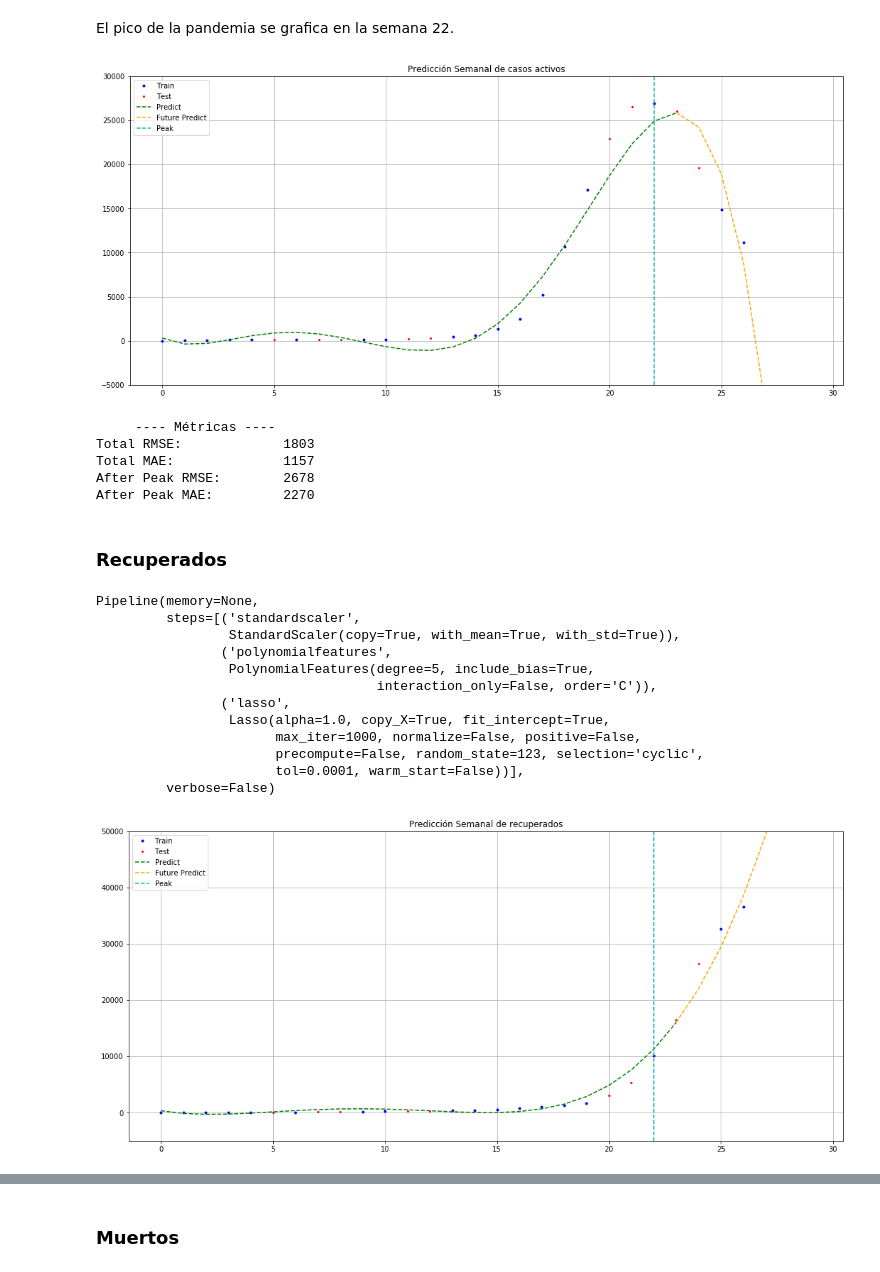
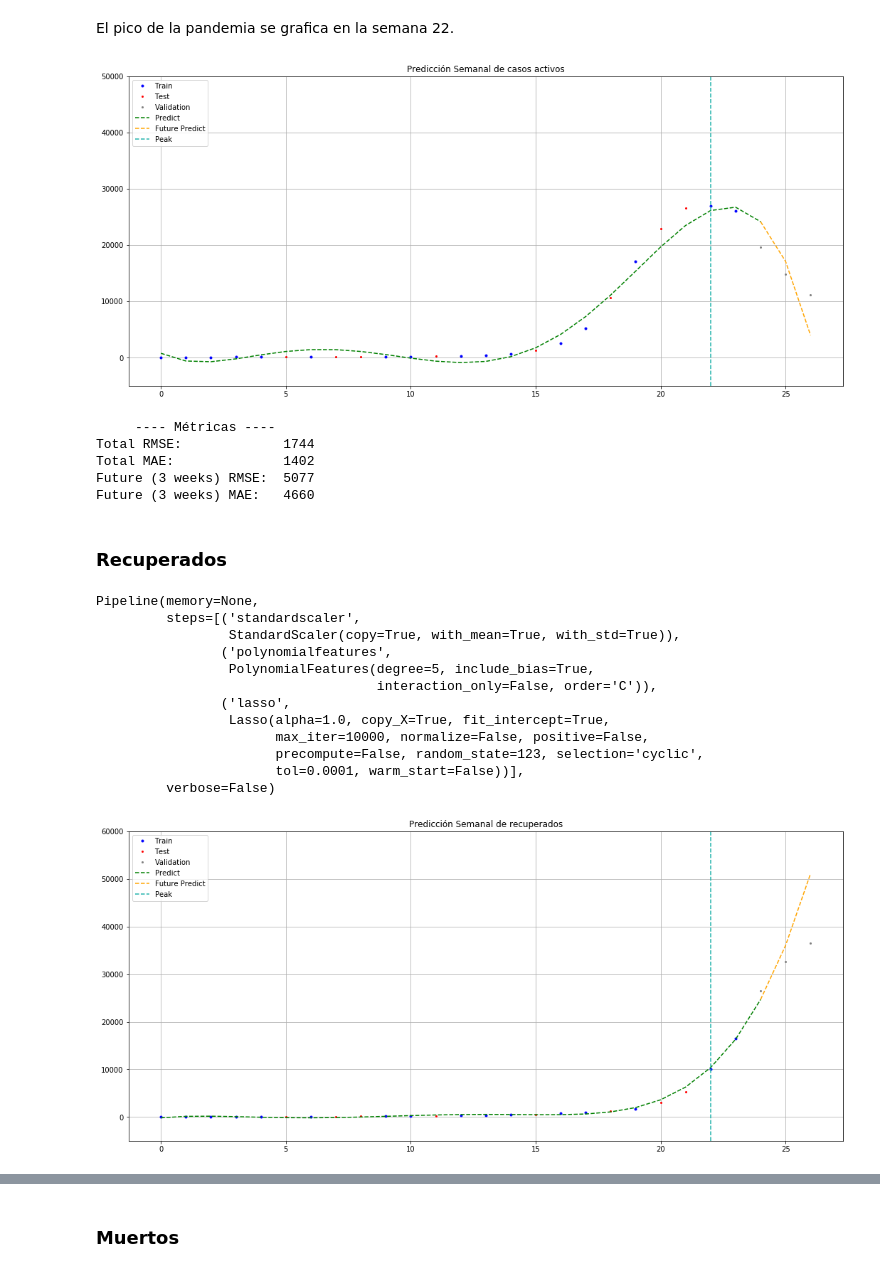
Before and after one commit to sefigueroacUNAL/predictiva-covid, a Jupyter notebook: 3_Modelo_Barranquilla.ipynb, the cells around one changed output, grey strips where cells are left out. Cells and saved outputs as stored; diff of their text form; code cells hidden in the pictures.

```diff
--- a/3_Modelo_Barranquilla.ipynb
+++ b/3_Modelo_Barranquilla.ipynb
@@ -317,8 +330,13 @@ dfMED_w.tail(20)
 # %% [markdown]
 ### Activos
 # %%
-X = dfMED_w.index.values.reshape(-1,1)
-y = dfMED_w['activos'].values.reshape(-1,1)
+totalW = len(dfMED_w.index.values)
+X = dfMED_w.index.values[0:totalW-3].reshape(-1,1) #Variable independiente.
+y = dfMED_w['activos'].values[0:totalW-3].reshape(-1,1) #Variable dependiente.
+#Datos de validación - nunca entran al modelo.
+X_v = dfMED_w.index.values[totalW-3:].reshape(-1,1)
+y_v = dfMED_w['activos'].values[totalW-3:].reshape(-1,1)
+
 X_train, X_test, y_train, y_test = train_test_split(X,y,test_size=0.3,random_state=123,shuffle=True)
 pipe = make_pipeline(StandardScaler(),PolynomialFeatures(degree=5),Lasso(max_iter=10000,random_state=123))
 pipe.fit(X_train,y_train)
@@ -339,43 +357,47 @@ Pipeline(memory=None,
 El pico de la pandemia se grafica en la semana 22.
 # %%
 y_pred = pipe.predict(X_test)
-x_pred_future = np.arange(0,30,step=1)
+x_pred_future = np.arange(0,totalW,step=1)
 y_pred_future = pipe.predict(x_pred_future.reshape(-1,1))
 # %%
 f = plt.figure(figsize=(18,8))
 plt.title('Predicción Semanal de casos activos')
 plt.grid()
 plt.plot(X_train[X_train.flatten().argsort(),0],y_train[X_train.flatten().argsort(),0],'ob',markersize=3,label='Train')
 plt.plot(X_test[X_test.flatten().argsort(),0],y_test[X_test.flatten().argsort(),0],'or',markersize=2,label='Test')
-plt.plot(x_pred_future[0:24],y_pred_future[0:24],'--g',label='Predict')
-plt.plot(x_pred_future[23:],y_pred_future[23:],'--',color='orange',label='Future Predict')
-plt.plot([22,22],[-5000,30000],'--',color='lightseagreen', label='Peak') #Peak of cases.
-plt.ylim(-5000,30000)
+plt.plot(X_v,y_v,'o',color='gray',markersize=2,label='Validation')
+plt.plot(x_pred_future[0:totalW-2],y_pred_future[0:totalW-2],'--g',label='Predict')
+plt.plot(x_pred_future[totalW-3:],y_pred_future[totalW-3:],'--',color='orange',label='Future Predict')
+plt.plot([22,22],[-5000,50000],'--',color='lightseagreen', label='Peak') #Peak of cases.
+plt.ylim(-5000,50000)
 plt.legend(loc='upper left');
 # %% [output]
-[figure, old version]
+[figure, new version]
 # %%
-x_val = X[22:]
-y_val = y[22:]
-y_pred_val = pipe.predict(x_val)
+y_pred_val = pipe.predict(X_v)
 print('     ---- Métricas ----')
 print('Total RMSE:\t\t{:.0f}'.format(np.sqrt(mean_squared_error(y_test, y_pred))))
 print('Total MAE:\t\t{:.0f}'.format(mean_absolute_error(y_test,y_pred)))
-print('After Peak RMSE:\t{:.0f}'.format(np.sqrt(mean_squared_error(y_val, y_pred_val))))
-print('After Peak MAE:\t\t{:.0f}'.format(mean_absolute_error(y_val,y_pred_val)))
+print('Future (3 weeks) RMSE:\t{:.0f}'.format(np.sqrt(mean_squared_error(y_v, y_pred_val))))
+print('Future (3 weeks) MAE:\t{:.0f}'.format(mean_absolute_error(y_v,y_pred_val)))
 # %% [output]
      ---- Métricas ----
-Total RMSE:             1803
-Total MAE:              1157
-After Peak RMSE:        2678
-After Peak MAE:         2270
+Total RMSE:             1744
+Total MAE:              1402
+Future (3 weeks) RMSE:  5077
+Future (3 weeks) MAE:   4660
 # %% [markdown]
 ### Recuperados
 # %%
-X = dfMED_w.index.values.reshape(-1,1)
-y = dfMED_w['acumulado_recuperados'].values.reshape(-1,1)
+totalW = len(dfMED_w.index.values)
+X = dfMED_w.index.values[0:totalW-3].reshape(-1,1) #Variable independiente.
+y = dfMED_w['acumulado_recuperados'].values[0:totalW-3].reshape(-1,1) #Variable dependiente.
+#Datos de validación - nunca entran al modelo.
+X_v = dfMED_w.index.values[totalW-3:].reshape(-1,1)
+y_v = dfMED_w['acumulado_recuperados'].values[totalW-3:].reshape(-1,1)
+
 X_train, X_test, y_train, y_test = train_test_split(X,y,test_size=0.3,random_state=123,shuffle=True)
-pipe = make_pipeline(StandardScaler(),PolynomialFeatures(degree=5),Lasso(random_state=123))
+pipe = make_pipeline(StandardScaler(),PolynomialFeatures(degree=5),Lasso(random_state=123,max_iter=10000))
 pipe.fit(X_train,y_train)
 # %% [output]
 Pipeline(memory=None,
@@ -386,7 +408,7 @@ Pipeline(memory=None,
                                     interaction_only=False, order='C')),
                 ('lasso',
                  Lasso(alpha=1.0, copy_X=True, fit_intercept=True,
-                       max_iter=1000, normalize=False, positive=False,
+                       max_iter=10000, normalize=False, positive=False,
                        precompute=False, random_state=123, selection='cyclic',
                        tol=0.0001, warm_start=False))],
          verbose=False)
@@ -401,11 +423,12 @@ plt.title('Predicción Semanal de recuperados')
 plt.grid()
 plt.plot(X_train[X_train.flatten().argsort(),0],y_train[X_train.flatten().argsort(),0],'ob',markersize=3,label='Train')
 plt.plot(X_test[X_test.flatten().argsort(),0],y_test[X_test.flatten().argsort(),0],'or',markersize=2,label='Test')
-plt.plot(x_pred_future[0:24],y_pred_future[0:24],'--g',label='Predict')
-plt.plot(x_pred_future[23:],y_pred_future[23:],'--',color='orange',label='Future Predict')
-plt.plot([22,22],[-5000,50000],'--',color='lightseagreen', label='Peak') #Peak of cases.
-plt.ylim(-5000,50000)
+plt.plot(X_v,y_v,'o',color='gray',markersize=2,label='Validation')
+plt.plot(x_pred_future[0:totalW-2],y_pred_future[0:totalW-2],'--g',label='Predict')
+plt.plot(x_pred_future[totalW-3:],y_pred_future[totalW-3:],'--',color='orange',label='Future Predict')
+plt.plot([22,22],[-5000,60000],'--',color='lightseagreen', label='Peak') #Peak of cases.
+plt.ylim(-5000,60000)
 plt.legend(loc='upper left');
 # %% [output]
-[figure, old version]
+[figure, new version]
 # %%
```
Also changed, not shown: parts of 23 cells of this notebook, 4 other files.
